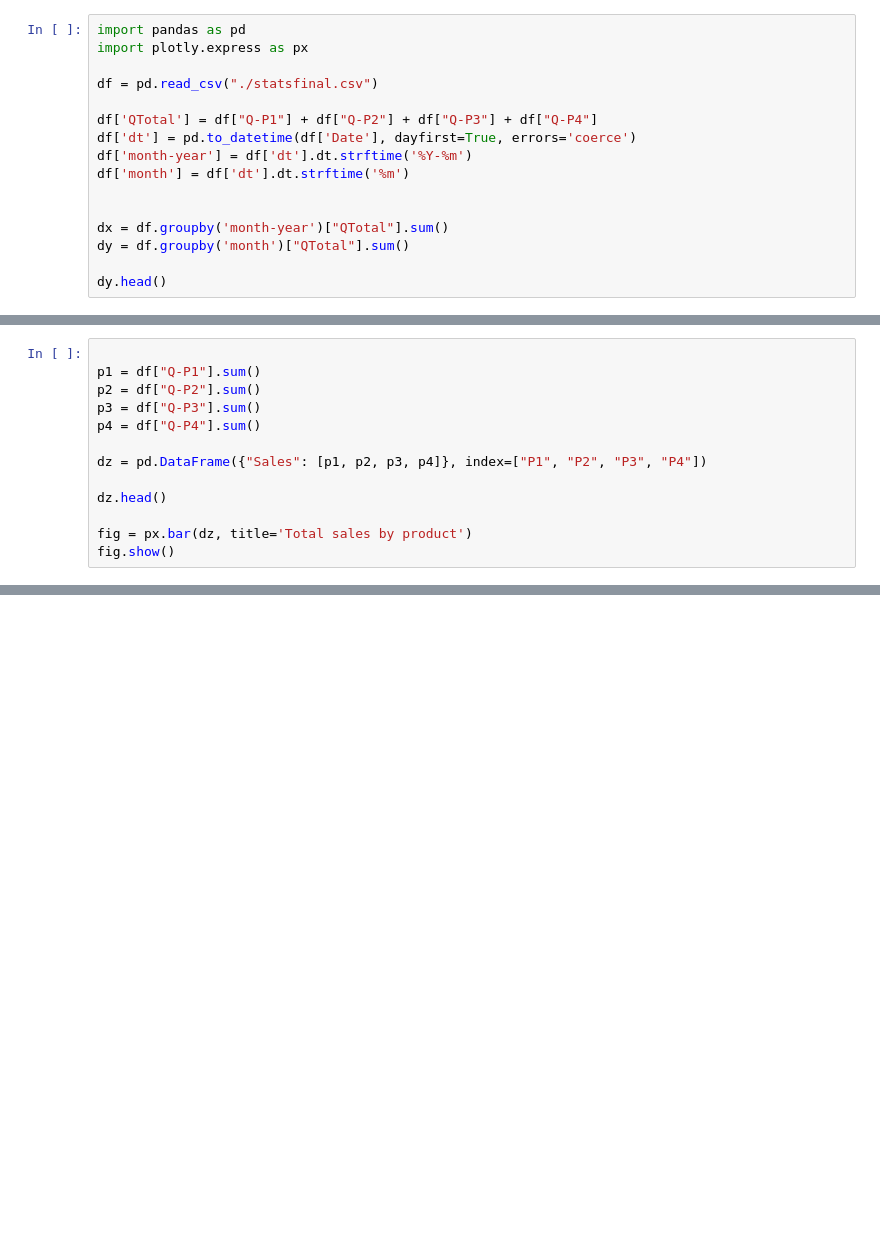
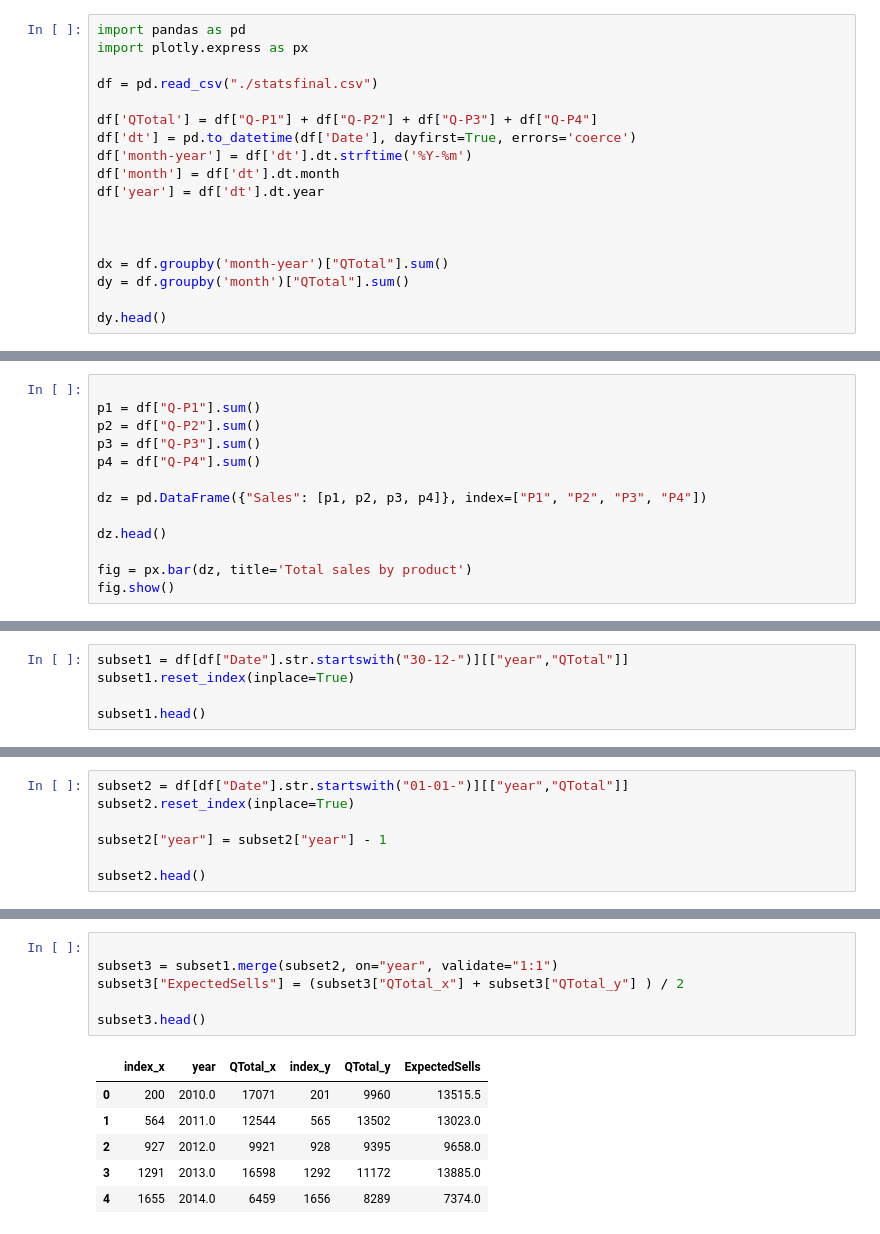
Before and after one commit to SneakBug8/DataAnalysis, a Jupyter notebook: product-sales-data.ipynb, the cells around one changed output, grey strips where cells are left out. Saved outputs shown, nothing was run; the diff lists cells and outputs as text; blank space fills up the shorter version.

```diff
--- a/product-sales-data.ipynb
+++ b/product-sales-data.ipynb
@@ -20,7 +20,9 @@ df = pd.read_csv("./statsfinal.csv")
 df['QTotal'] = df["Q-P1"] + df["Q-P2"] + df["Q-P3"] + df["Q-P4"]
 df['dt'] = pd.to_datetime(df['Date'], dayfirst=True, errors='coerce')
 df['month-year'] = df['dt'].dt.strftime('%Y-%m')
-df['month'] = df['dt'].dt.strftime('%m')
+df['month'] = df['dt'].dt.month
+df['year'] = df['dt'].dt.year
+
 
 
 dx = df.groupby('month-year')["QTotal"].sum()
@@ -57,0 +68,5 @@ fig.show()
+# %%
+subset1 = df[df["Date"].str.startswith("30-12-")][["year","QTotal"]]
+subset1.reset_index(inplace=True)
+
+subset1.head()
@@ -57,0 +80,7 @@ fig.show()
+# %%
+subset2 = df[df["Date"].str.startswith("01-01-")][["year","QTotal"]]
+subset2.reset_index(inplace=True)
+
+subset2["year"] = subset2["year"] - 1
+
+subset2.head()
@@ -57,0 +94,13 @@ fig.show()
+# %%
+
+subset3 = subset1.merge(subset2, on="year", validate="1:1")
+subset3["ExpectedSells"] = (subset3["QTotal_x"] + subset3["QTotal_y"] ) / 2
+
+subset3.head()
+# %% [output]
+|  | index_x | year | QTotal_x | index_y | QTotal_y | ExpectedSells |
+| 0 | 200 | 2010.0 | 17071 | 201 | 9960 | 13515.5 |
+| 1 | 564 | 2011.0 | 12544 | 565 | 13502 | 13023.0 |
+| 2 | 927 | 2012.0 | 9921 | 928 | 9395 | 9658.0 |
+| 3 | 1291 | 2013.0 | 16598 | 1292 | 11172 | 13885.0 |
+| 4 | 1655 | 2014.0 | 6459 | 1656 | 8289 | 7374.0 |
```
Also changed, not shown: parts of 5 cells of this notebook.
